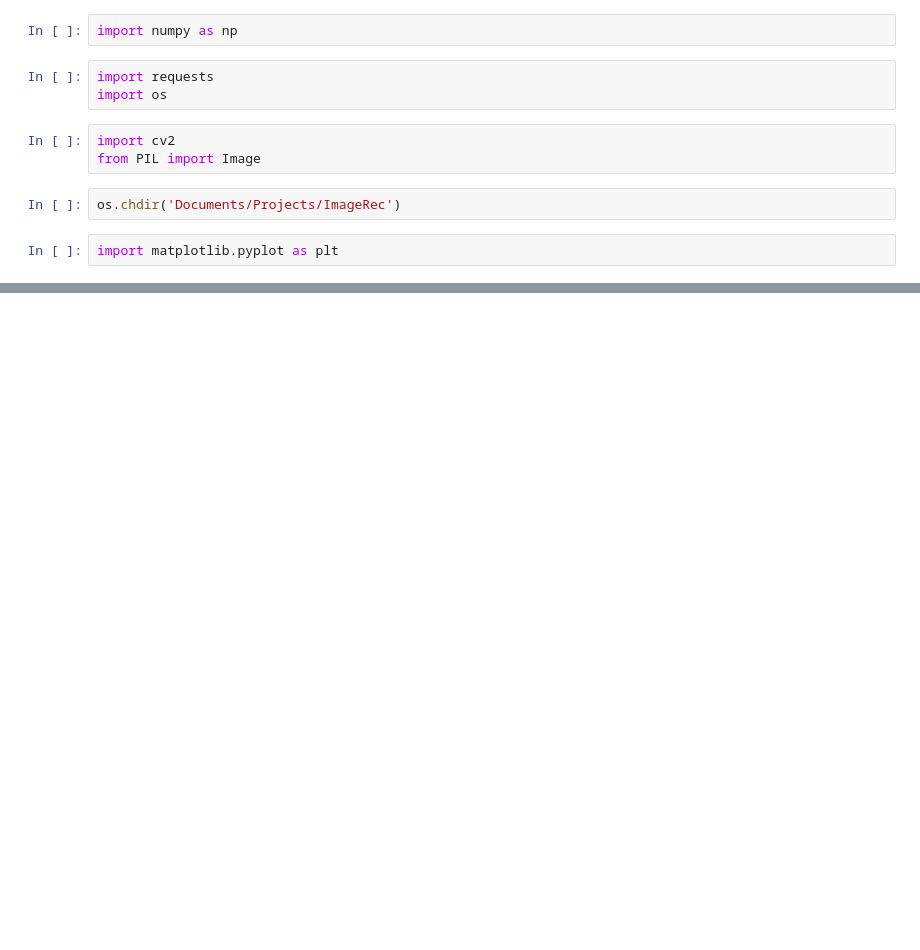
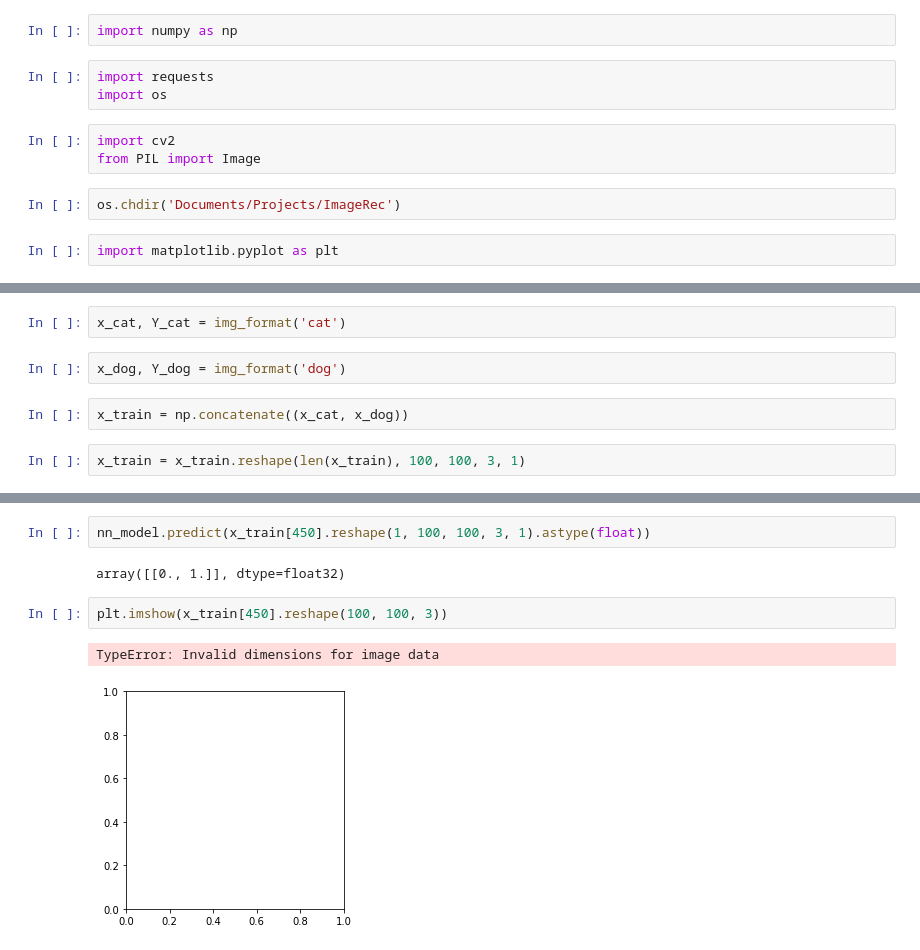
Before and after one commit to trevorData/ImageRec, a Jupyter notebook: B Requests.ipynb, the cells around one changed output, grey strips where cells are left out. Cells and saved outputs as stored; diff of their text form; blank space fills up the shorter version.

```diff
--- a/B Requests.ipynb
+++ b/B Requests.ipynb
@@ -114,0 +185,8 @@ def img_format(folder):
+# %%
+x_cat, Y_cat = img_format('cat')
+# %%
+x_dog, Y_dog = img_format('dog')
+# %%
+x_train = np.concatenate((x_cat, x_dog))
+# %%
+x_train = x_train.reshape(len(x_train), 100, 100, 3, 1)
@@ -114,0 +253,9 @@ def img_format(folder):
+# %%
+nn_model.predict(x_train[450].reshape(1, 100, 100, 3, 1).astype(float))
+# %% [output]
+array([[0., 1.]], dtype=float32)
+# %%
+plt.imshow(x_train[450].reshape(100, 100, 3))
+# %% [output]
+TypeError: Invalid dimensions for image data
+[figure, added]
```
Also changed, not shown: parts of 15 cells of this notebook.
